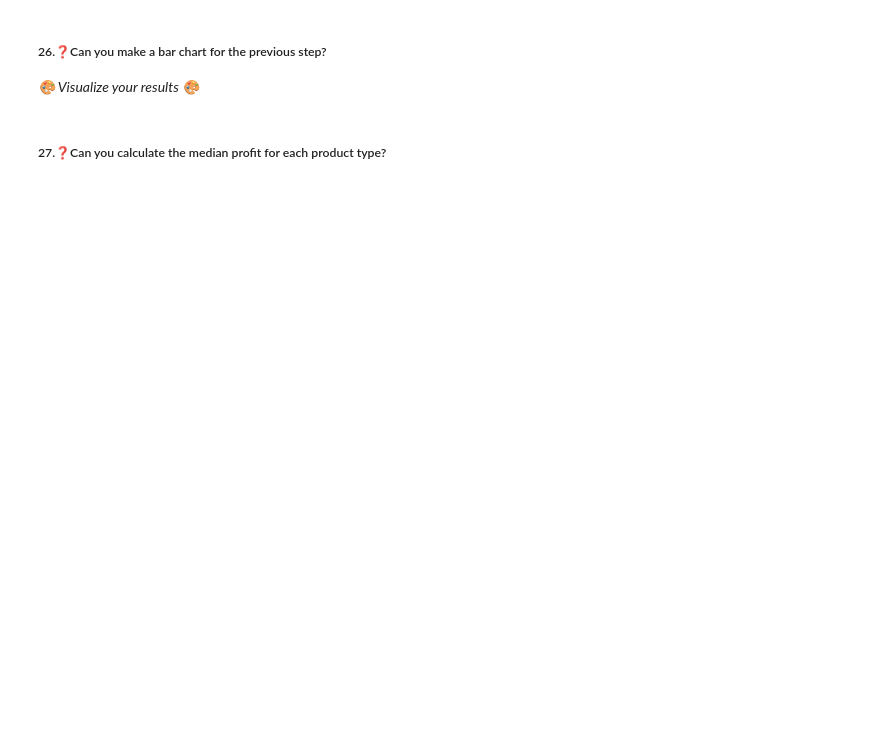
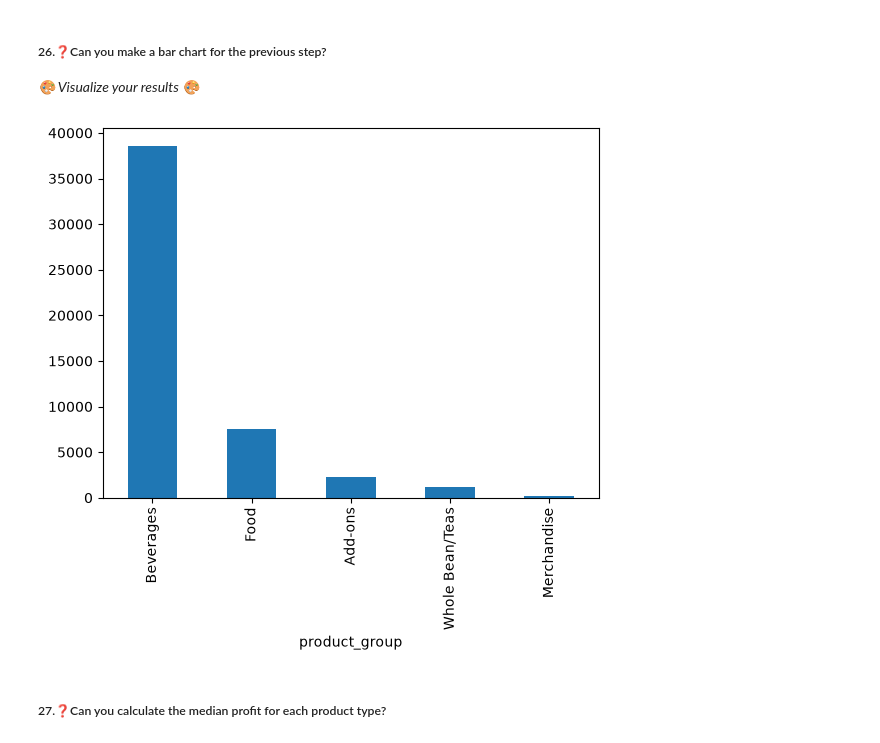
Before and after one commit to Meqdad-25/labs_projects, a Jupyter notebook: labs/3.13 Data Exploration Lab/Lab_Data_Exploration_Python-HMA-v.2.1.ipynb, the cells around one changed output. Cells and saved outputs as stored; diff of their text form; code cells hidden in the pictures; blank space fills up the shorter version.

```diff
--- a/labs/3.13 Data Exploration Lab/Lab_Data_Exploration_Python-HMA-v.2.1.ipynb
+++ b/labs/3.13 Data Exploration Lab/Lab_Data_Exploration_Python-HMA-v.2.1.ipynb
@@ -117,2 +251,5 @@ Try using pd.to_datetime() to convert these two columns to date representations
 # %% [markdown]
 ##### 12.❓Can you now create a new column called `profit` which shows the difference between the wholesale price and retail price(line_item_amount)?
+# %%
+coffee_df['profit'] = coffee_df['line_item_amount'] - coffee_df['total_wholesale_amount']
+coffee_df.head(1)
@@ -129,2 +286,5 @@ The largest profit is significant - but it's obviously not representative of how
 # %% [markdown]
 ##### 17.❓Create a new column called `profit_ratio` which shows the ratio between the wholesale and retail prices.
+# %%
+coffee_df['profit_ratio'] = coffee_df['line_item_amount'] / coffee_df['total_wholesale_amount']
+coffee_df.head(2)
@@ -147,6 +340,10 @@ You might notice some oddities when answering this question. Are all the rows yo
 # %% [markdown]
 ##### 22.❓Correct the line item amount column with the correct values
+# %%
+coffee_df['line_item_amount'] = coffee_df['unit_price'] * coffee_df['quantity']
 # %% [markdown]
 ##### 23.❓Re-calculate the profit column that you did earlier to fix the profit value after you corrected the line_item_amount column you did in the previous step
+# %%
+coffee_df['profit'] = coffee_df['line_item_amount'] - coffee_df['total_wholesale_amount']
 # %% [markdown]
 ##### 24.❓Re-check the transactions that make a loss where the profit is less than 0?
@@ -159,5 +372,9 @@ You might notice some oddities when answering this question. Are all the rows yo
 ##### 26.❓Can you make a bar chart for the previous step?
 
 _🎨 Visualize your results 🎨_
+# %%
+(coffee_df['product_group'].value_counts()).plot(kind = 'bar');
+# %% [output]
+[figure, added]
 # %% [markdown]
 ##### 27.❓Can you calculate the median profit for each product type?
```
Also changed, not shown: parts of 46 cells of this notebook.
